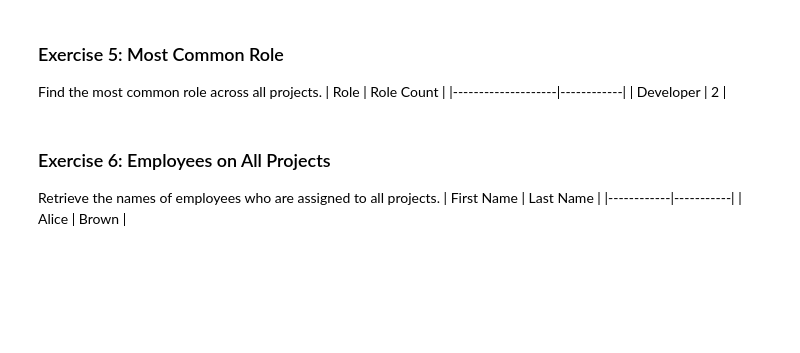
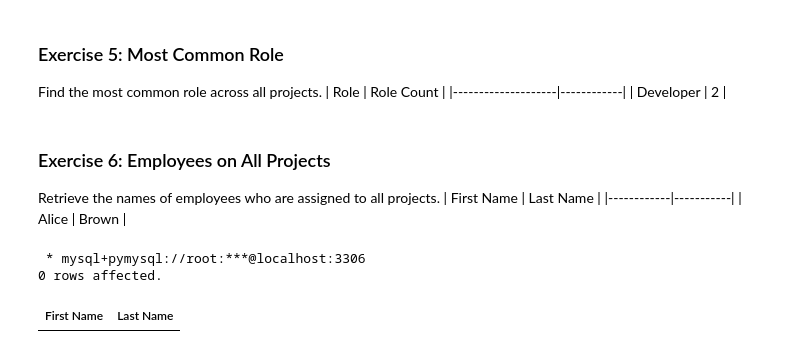
Before and after one commit to adamacadamy/tutorialDocuments, a Jupyter notebook: databases_lesson/RDBMS/exercises/exercise_3.ipynb, the cells around one changed output. Drawn from its saved outputs; the diff is of its cells as text; code cells hidden in the pictures; blank space fills up the shorter version.

```diff
--- a/databases_lesson/RDBMS/exercises/exercise_3.ipynb
+++ b/databases_lesson/RDBMS/exercises/exercise_3.ipynb
@@ -139,3 +279,21 @@ Retrieve the names of employees who are assigned to all projects.
 | Alice      | Brown     |
 # %%
 %%sql
+
+SELECT
+    e.first_name AS `First Name`,
+    e.last_name AS `Last Name`
+FROM
+    employees e
+JOIN
+    assignments a
+ON
+    e.employee_id = a.employee_id
+GROUP BY
+    e.employee_id, e.first_name, e.last_name
+HAVING
+    COUNT(DISTINCT a.project_id) = (SELECT COUNT(*) FROM projects);
+# %% [output]
+ * mysql+pymysql://root:***@localhost:3306
+0 rows affected.
+| First Name | Last Name |
```
Also changed, not shown: parts of 4 cells of this notebook, 5 other files.
